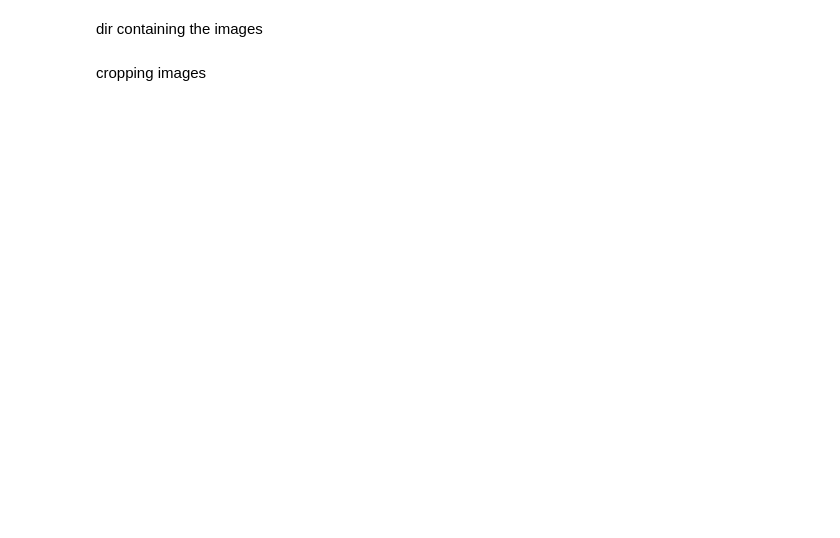
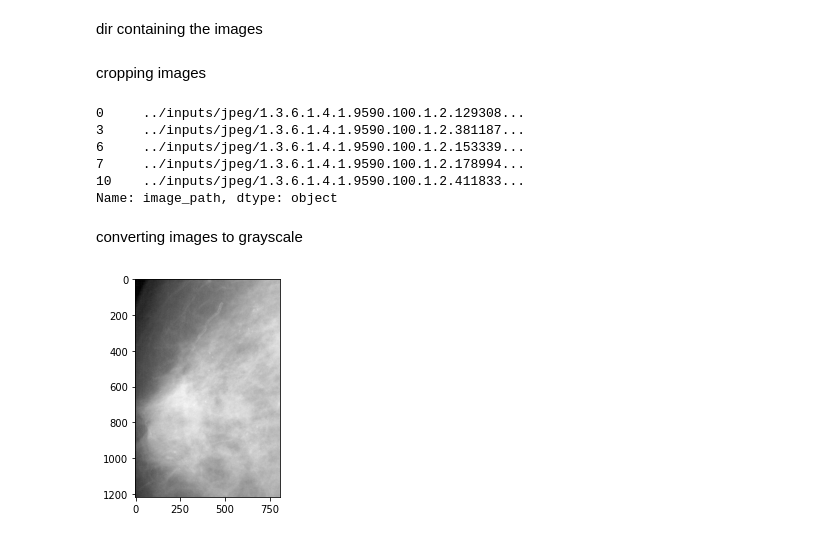
Before and after one commit to Vthanos/B.I.C, a Jupyter notebook: notebooks/classnet.ipynb, the cells around one changed output. Saved outputs shown, nothing was run; the diff lists cells and outputs as text; code cells hidden in the pictures; blank space fills up the shorter version.

Commit message:
corrected input path issue
still no neural network implemented

```diff
--- a/notebooks/classnet.ipynb
+++ b/notebooks/classnet.ipynb
@@ -171,9 +204,25 @@ cropped_images.head()
 # %% [markdown]
 dir containing the images
 # %%
-image_dir = 'inputs/jpeg'
+image_dir = '../inputs/jpeg'
 # %% [markdown]
 cropping images
 # %%
 cropped_images = cropped_images.apply(lambda x: x.replace('CBIS-DDSM/jpeg', image_dir))
 cropped_images.head()
+# %% [output]
+0     ../inputs/jpeg/1.3.6.1.4.1.9590.100.1.2.129308...
+3     ../inputs/jpeg/1.3.6.1.4.1.9590.100.1.2.381187...
+6     ../inputs/jpeg/1.3.6.1.4.1.9590.100.1.2.153339...
+7     ../inputs/jpeg/1.3.6.1.4.1.9590.100.1.2.178994...
+10    ../inputs/jpeg/1.3.6.1.4.1.9590.100.1.2.411833...
+Name: image_path, dtype: object
+# %% [markdown]
+converting images to grayscale
+# %%
+for file  in cropped_images[0:5]:
+  cropped_images_show = PIL.Image.open(file)
+  gray_img= cropped_images_show.convert("L")
+  plt.imshow(gray_img, cmap='gray')
+# %% [output]
+[figure, added]
```
Also changed, not shown: parts of 4 cells of this notebook.
